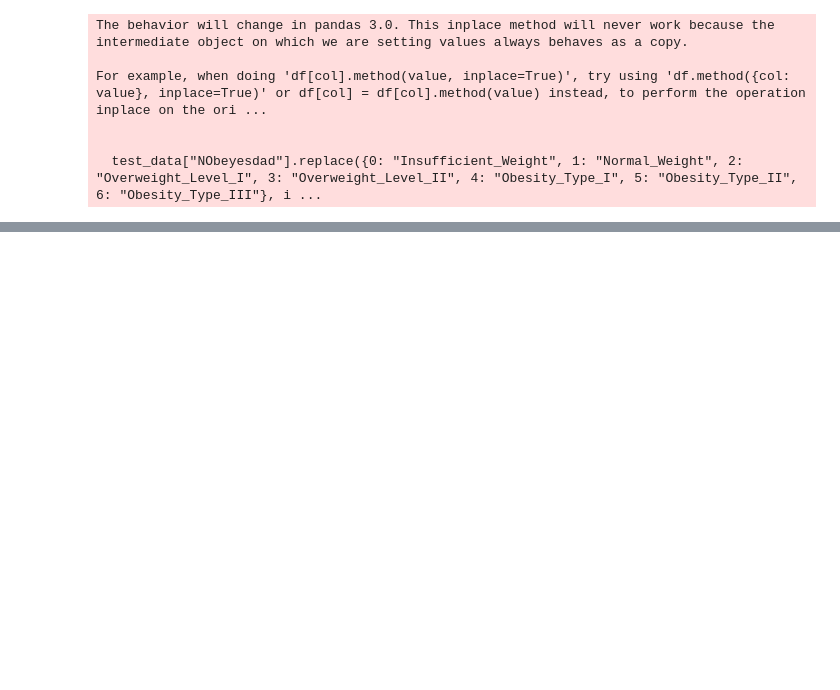
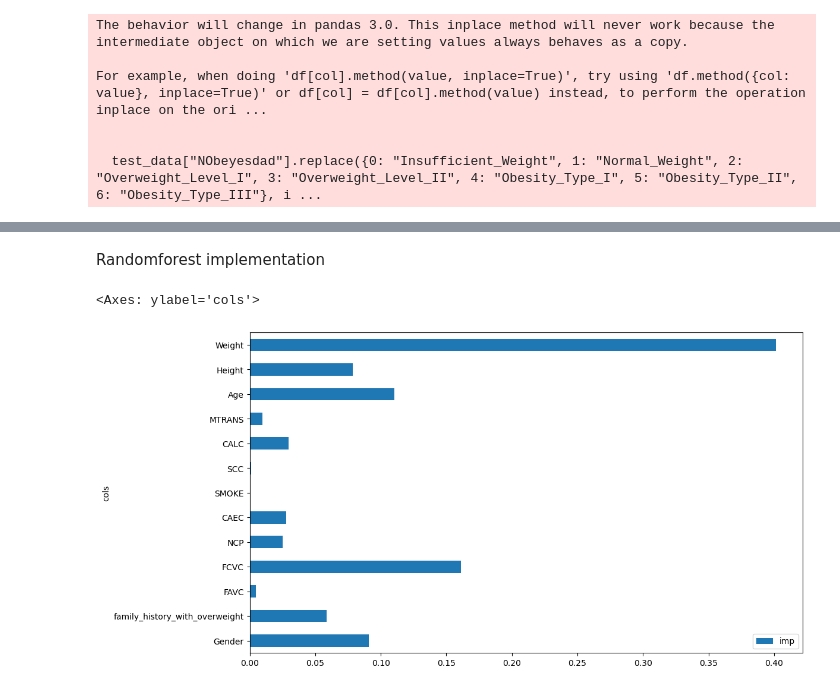
Before and after one commit to selfoluap/Kaggle-Competitions, a Jupyter notebook: Obesity Risk/train.ipynb, the cells around one changed output, grey strips where cells are left out. Saved outputs shown, nothing was run; the diff lists cells and outputs as text; code cells hidden in the pictures; blank space fills up the shorter version.

Commit message:
added simple randomforest submission

```diff
--- a/Obesity Risk/train.ipynb
+++ b/Obesity Risk/train.ipynb
@@ -175,3 +178,18 @@ test_data.head()
 # %%
 sub_df = test_data[["id", "NObeyesdad"]].copy()
 sub_df.to_csv('submission_decision_tree.csv', index=False)
+# %% [markdown]
+Randomforest implementation
+# %%
+from sklearn.ensemble import RandomForestClassifier
+rf = RandomForestClassifier(n_estimators=100, max_depth=5, random_state=42)
+rf.fit(xs_trn, y_trn)
+pred = rf.predict(tst_xs_)
+sub_df = test_data[["id", "NObeyesdad"]].copy()
+sub_df["NObeyesdad"] = pred
+sub_df.to_csv('submission_random_forest.csv', index=False)
+# %%
+pd.DataFrame({'cols':xs_trn.columns, 'imp':rf.feature_importances_}).plot('cols', 'imp', 'barh', figsize=(12,7))
+# %% [output]
+<Axes: ylabel='cols'>
+[figure, added]
```
Also changed, not shown: parts of 6 cells of this notebook, 4 other files.
